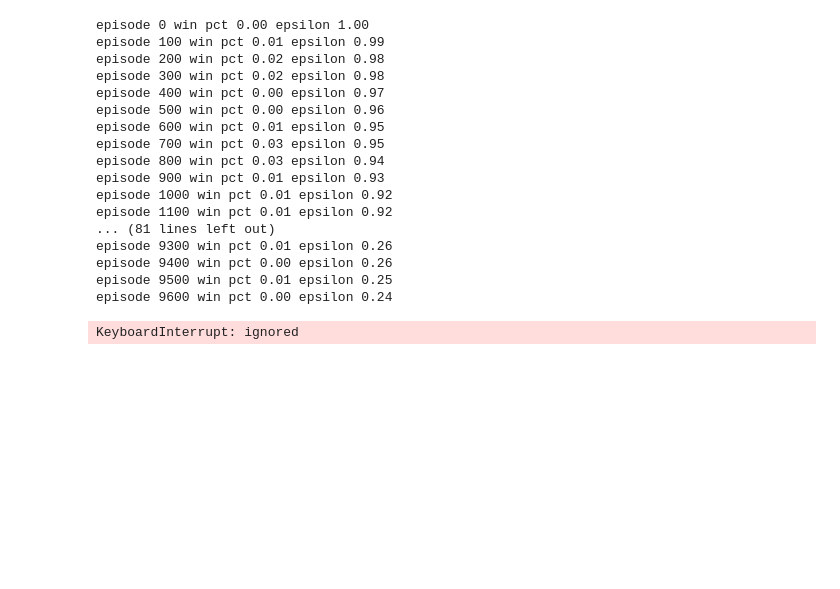
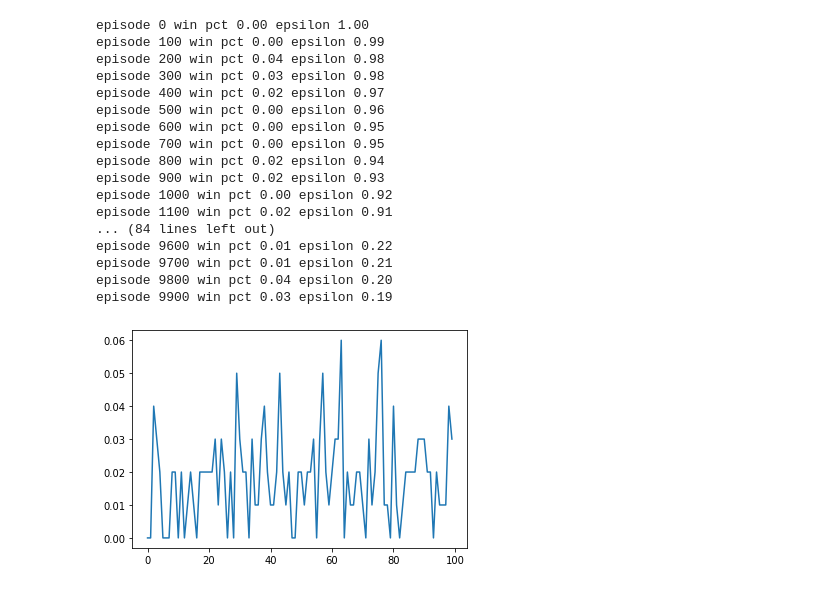
Before and after one commit to joaomanojr/tecprog, a Jupyter notebook: frozen_lake_pytorch.ipynb, the cells around one changed output. Drawn from its saved outputs; the diff is of its cells as text; code cells hidden in the pictures; blank space fills up the shorter version.

Commit message:
Fix state dimensionality

```diff
--- a/frozen_lake_pytorch.ipynb
+++ b/frozen_lake_pytorch.ipynb
@@ -103,57 +131,57 @@ class Agent():
 # %%
 import gym
 import matplotlib.pyplot as plt
 import numpy as np
 
 env = gym.make('FrozenLake-v0')
 
 n_games = 10000
 scores = []
 win_pct_list = []
 
 agent = Agent(lr=0.0001, n_actions=4)
 
 for i in range(n_games):
-    score = 0
-    done = False
-    # This looks like a context pointer to created environment, here we are
-    # just initializing it - it returns our current state also;
-    obs = env.reset()
+  score = 0
+  done = False
+  # This looks like a context pointer to created environment, here we are
+  # just initializing it - it returns our current state also;
+  obs = env.reset()
 
-    # Interact with environment until done (end or fall in a hole)
-    while not done:
-        action = agent.choose_action(obs)
-        obs_, reward, done, info = env.step(action)
-        #env.render()
-        score += reward
-        agent.learn(obs, action, reward, obs_)
-        obs = obs_
-    scores.append(score)
+  # Interact with environment until done (end or fall in a hole)
+  while not done:
+    action = agent.choose_action(obs)
+    obs_, reward, done, info = env.step(action)
+    #env.render()
+    score += reward
+    agent.learn(obs, action, reward, obs_, done)
+    obs = obs_
+  scores.append(score)
 
-    if i % 100 == 0:
-        win_pct = np.mean(scores[-100:])
-        win_pct_list.append(win_pct)
-        print('episode', i, 'win pct %.2f' % win_pct,
-              'epsilon %.2f' % agent.epsilon)
+  if i % 100 == 0:
+    win_pct = np.mean(scores[-100:])
+    win_pct_list.append(win_pct)
+    print('episode', i, 'win pct %.2f' % win_pct,
+          'epsilon %.2f' % agent.epsilon)
 
 plt.plot(win_pct_list)
 plt.show()
 # %% [output]
 episode 0 win pct 0.00 epsilon 1.00
-episode 100 win pct 0.01 epsilon 0.99
-episode 200 win pct 0.02 epsilon 0.98
-episode 300 win pct 0.02 epsilon 0.98
-episode 400 win pct 0.00 epsilon 0.97
+episode 100 win pct 0.00 epsilon 0.99
+episode 200 win pct 0.04 epsilon 0.98
+episode 300 win pct 0.03 epsilon 0.98
+episode 400 win pct 0.02 epsilon 0.97
 episode 500 win pct 0.00 epsilon 0.96
-episode 600 win pct 0.01 epsilon 0.95
-episode 700 win pct 0.03 epsilon 0.95
-episode 800 win pct 0.03 epsilon 0.94
-episode 900 win pct 0.01 epsilon 0.93
-episode 1000 win pct 0.01 epsilon 0.92
-episode 1100 win pct 0.01 epsilon 0.92
-... (81 lines left out)
-episode 9300 win pct 0.01 epsilon 0.26
-episode 9400 win pct 0.00 epsilon 0.26
-episode 9500 win pct 0.01 epsilon 0.25
-episode 9600 win pct 0.00 epsilon 0.24
+episode 600 win pct 0.00 epsilon 0.95
+episode 700 win pct 0.00 epsilon 0.95
+episode 800 win pct 0.02 epsilon 0.94
+episode 900 win pct 0.02 epsilon 0.93
+episode 1000 win pct 0.00 epsilon 0.92
+episode 1100 win pct 0.02 epsilon 0.91
+... (84 lines left out)
+episode 9600 win pct 0.01 epsilon 0.22
+episode 9700 win pct 0.01 epsilon 0.21
+episode 9800 win pct 0.04 epsilon 0.20
+episode 9900 win pct 0.03 epsilon 0.19
-KeyboardInterrupt: ignored
+[figure, added]
```
Also changed, not shown: parts of 1 cell of this notebook.
